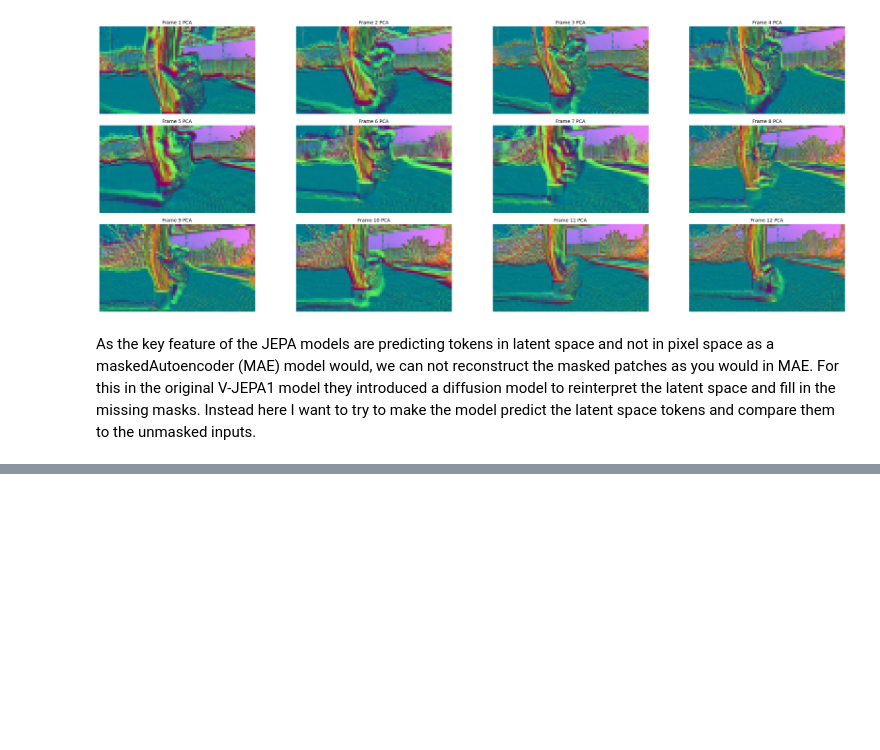
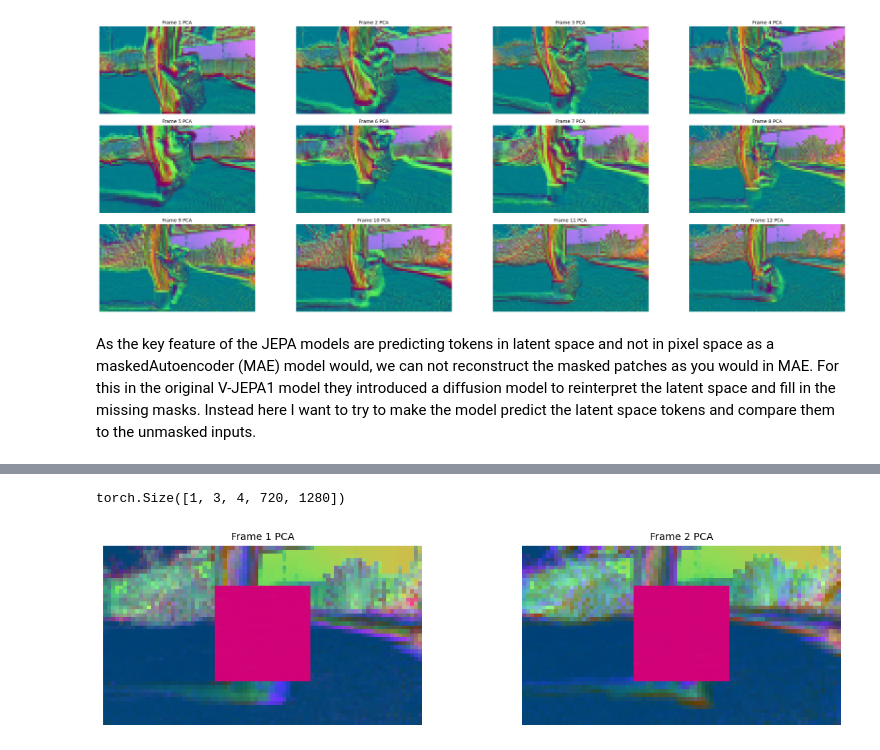
Before and after one commit to RobvanGastel/adapt-vjepa-world-model, a Jupyter notebook: Exploration.ipynb, the cells around one changed output, grey strips where cells are left out. Saved outputs shown, nothing was run; the diff lists cells and outputs as text; code cells hidden in the pictures; blank space fills up the shorter version.

Commit message:
Add progress on visualization

```diff
--- a/Exploration.ipynb
+++ b/Exploration.ipynb
@@ -69,7 +68,7 @@ patch_w = x_clip.shape[4] // encoder.patch_size
 patch_t = z.shape[1] // (patch_h * patch_w) # The final timesteps in the output
 
 # Preparing everything for PCA
-z = z.detach().reshape(-1, embed_dim)
+z = z.reshape(-1, embed_dim)
 z.shape
 # %% [output]
 torch.Size([57600, 1024])
@@ -201,0 +219,7 @@ predictor.cuda() # Now also put the predictor model on the CUDA VRAM
+# %%
+# Clip from the koala video
+x_clip = torch.tensor(frames[286:300:4]).moveaxis(-1, 0)
+x_clip = x_clip.unsqueeze(0).float().cuda()
+x_clip.shape
+# %% [output]
+torch.Size([1, 3, 4, 720, 1280])
@@ -201,0 +272,22 @@ predictor.cuda() # Now also put the predictor model on the CUDA VRAM
+# %%
+z_pca = min_max(pca(z_reconstruct.reshape(-1, embed_dim)))
+
+cols = int(np.ceil(np.sqrt(patch_t)))
+rows = int(np.ceil(patch_t / cols))
+fig, axes = plt.subplots(rows, cols, figsize=(6 * cols, 3 * rows))
+axes_flat = axes.flatten()
+
+# Visualize each output frame 1 by 1, the patchEmbed3D compresses 2 frames to be 1 frame.
+tokens_in_frame = patch_h * patch_w
+for i in range(patch_t):
+    features_frame = z_pca[i * tokens_in_frame:(i+1)*tokens_in_frame].cpu().numpy()
+    rgb_frame = features_frame.reshape(patch_h, patch_w, 3)
+
+    axes_flat[i].imshow(rgb_frame)
+    axes_flat[i].set_title(f"Frame {i+1} PCA", fontsize=10)
+    axes_flat[i].axis("off")
+
+plt.tight_layout()
+plt.show()
+# %% [output]
+[figure, added]
```
Also changed, not shown: parts of 6 cells of this notebook, 1 other file.
